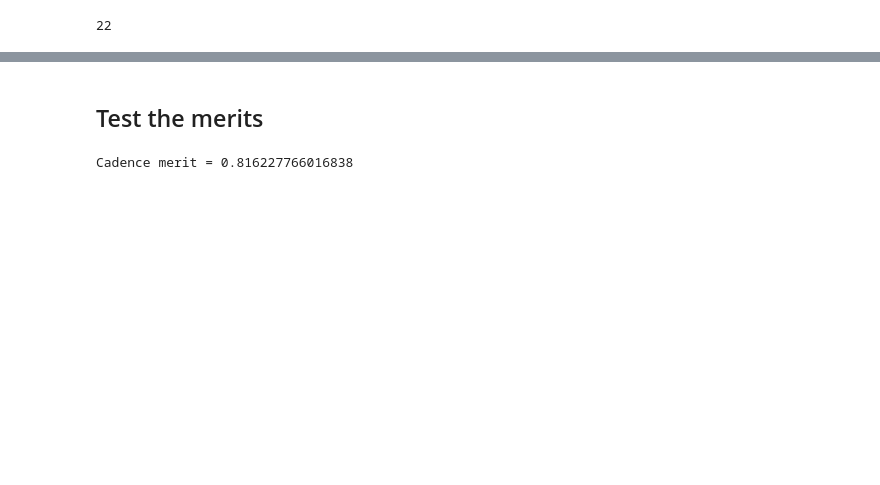
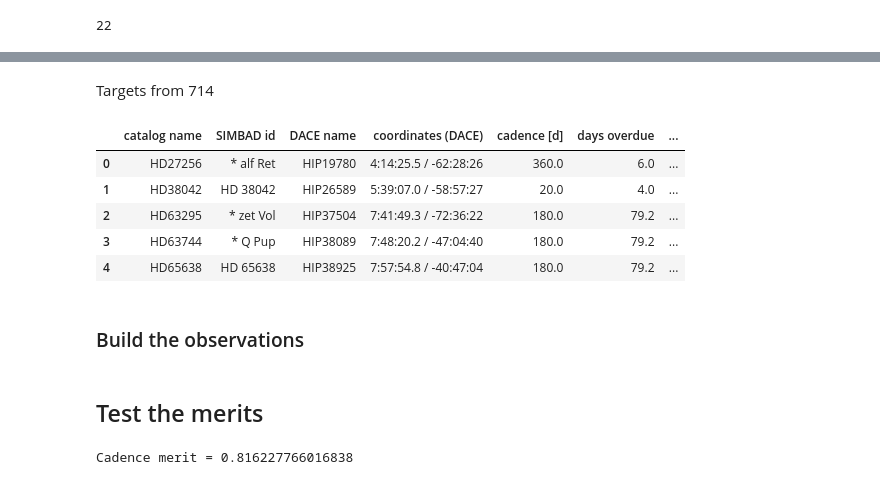
Before and after one commit to nicochunger/SCOPES, a Jupyter notebook: scheduler_test.ipynb, the cells around one changed output, grey strips where cells are left out. Drawn from its saved outputs; the diff is of its cells as text; code cells hidden in the pictures; blank space fills up the shorter version.

```diff
--- a/scheduler_test.ipynb
+++ b/scheduler_test.ipynb
@@ -72,3 +79,16 @@ Target(Name: {self.name},
        Time share allocated: 7,
        Time share current: 0.0,
        Time share pct diff: 0.0)
+# %% [markdown]
+Targets from 714
+# %%
+# Load targets from 714 vthat are observable on the 20th of October 2023
+cor714 = pd.read_csv("Prog714COR_priorP3_2023-10-20.csv", skiprows=1, sep="\t")
+cor714.head()
+# %% [output]
+|  | catalog name | SIMBAD id | DACE name | coordinates (DACE) | cadence [d] | days overdue | ... |
+| 0 | HD27256 | * alf Ret | HIP19780 | 4:14:25.5 / -62:28:26 | 360.0 | 6.0 | ... |
+| 1 | HD38042 | HD 38042 | HIP26589 | 5:39:07.0 / -58:57:27 | 20.0 | 4.0 | ... |
+| 2 | HD63295 | * zet Vol | HIP37504 | 7:41:49.3 / -72:36:22 | 180.0 | 79.2 | ... |
+| 3 | HD63744 | * Q Pup | HIP38089 | 7:48:20.2 / -47:04:40 | 180.0 | 79.2 | ... |
+| 4 | HD65638 | HD 65638 | HIP38925 | 7:57:54.8 / -40:47:04 | 180.0 | 79.2 | ... |
@@ -74,0 +109,2 @@ Target(Name: {self.name},
+# %% [markdown]
+### Build the observations
```
Also changed, not shown: parts of 34 cells of this notebook, 3 other files.
